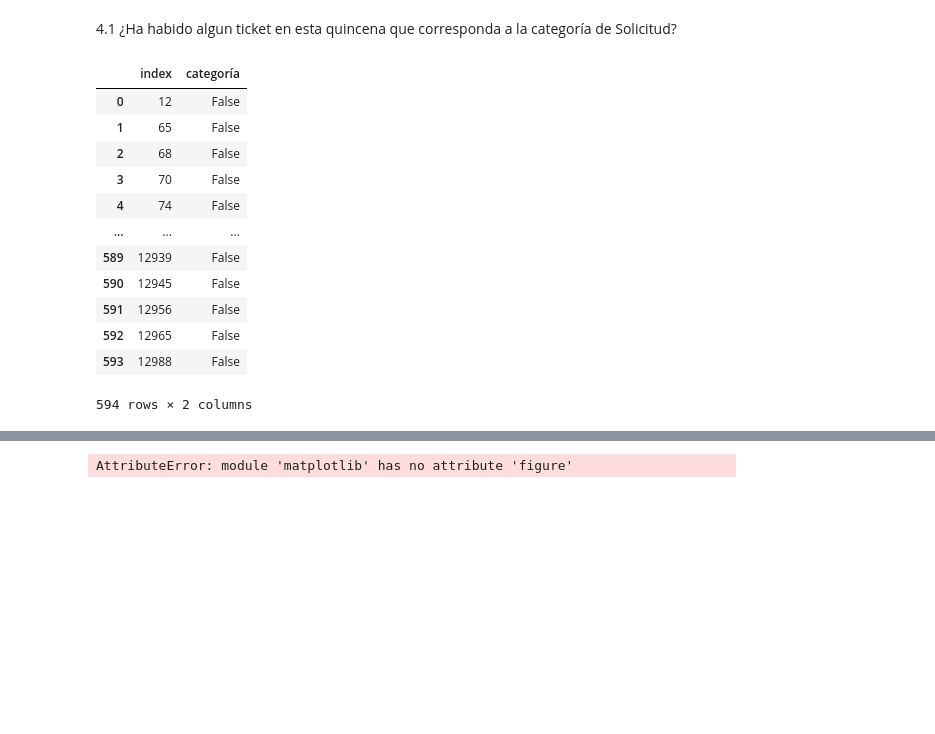
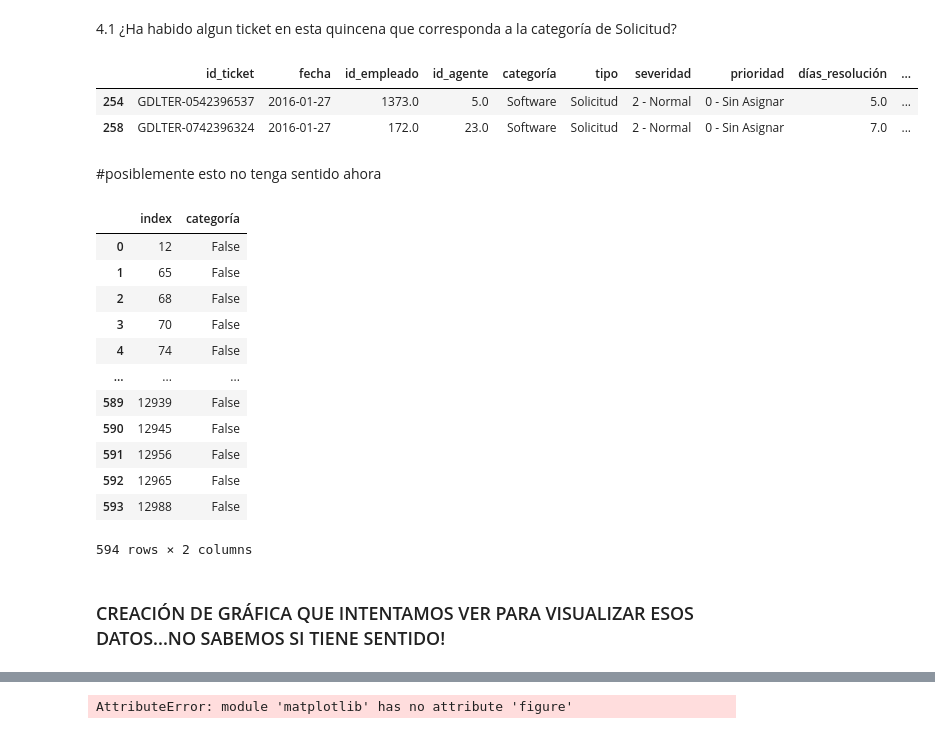
Before and after one commit to Adalab/promo-d-da-modulo2-sprint1-lorena-ana, a Jupyter notebook: PANDAS/pair_programming_pandas4.ipynb, the cells around one changed output, grey strips where cells are left out. Cells and saved outputs as stored; diff of their text form; code cells hidden in the pictures; blank space fills up the shorter version.

```diff
--- a/PANDAS/pair_programming_pandas4.ipynb
+++ b/PANDAS/pair_programming_pandas4.ipynb
@@ -216,19 +200,38 @@ solicitud_2a_quincena = df_filtrado['categoría'] == 'Solicitud'
+# %%
+solicitud_2a_quincena = df_filtrado[df_filtrado['tipo'] == 'Solicitud'] #error, verdad? solicitud no se encuentra dentro de categoría, sino de tipo.
+
+# df_excel[df_excel['días_resolución'] >= 5]
+# %%
+#Observamos que sí que ha habido "solicitudes" (tipo) en la segunda quincena del mes de enero.
+#Si queremos calcular cuántas, podríamos aplicar un len() a nuestro DF
+
+solicitud_2a_quincena.head(2)
+# %% [output]
+|  | id_ticket | fecha | id_empleado | id_agente | categoría | tipo | severidad | prioridad | días_resolución | ... |
+| 254 | GDLTER-0542396537 | 2016-01-27 | 1373.0 | 5.0 | Software | Solicitud | 2 - Normal | 0 - Sin Asignar | 5.0 | ... |
+| 258 | GDLTER-0742396324 | 2016-01-27 | 172.0 | 23.0 | Software | Solicitud | 2 - Normal | 0 - Sin Asignar | 7.0 | ... |
+# %% [markdown]
+#posiblemente esto no tenga sentido ahora
 # %%
 df_solicitud_2a_quincena = pd.DataFrame(solicitud_2a_quincena)
-# %%
-df_solicitud_2a_quincena.reset_index()
-# %% [output]
-|  | index | categoría |
-| 0 | 12 | False |
-| 1 | 65 | False |
-| 2 | 68 | False |
-| 3 | 70 | False |
-| 4 | 74 | False |
-| ... | ... | ... |
-| 589 | 12939 | False |
-| 590 | 12945 | False |
-| 591 | 12956 | False |
-| 592 | 12965 | False |
-| 593 | 12988 | False |
-594 rows × 2 columns
+# %%
+df_solicitud_2a_quincena.reset_index()
+
+#cómo podemos interpretar estos datos? gráfica?
+# %% [output]
+|  | index | categoría |
+| 0 | 12 | False |
+| 1 | 65 | False |
+| 2 | 68 | False |
+| 3 | 70 | False |
+| 4 | 74 | False |
+| ... | ... | ... |
+| 589 | 12939 | False |
+| 590 | 12945 | False |
+| 591 | 12956 | False |
+| 592 | 12965 | False |
+| 593 | 12988 | False |
+594 rows × 2 columns
+# %% [markdown]
+### CREACIÓN DE GRÁFICA QUE INTENTAMOS VER PARA VISUALIZAR ESOS DATOS...NO SABEMOS SI TIENE SENTIDO!
 # %%
```
Also changed, not shown: parts of 23 cells of this notebook, 3 other files.
